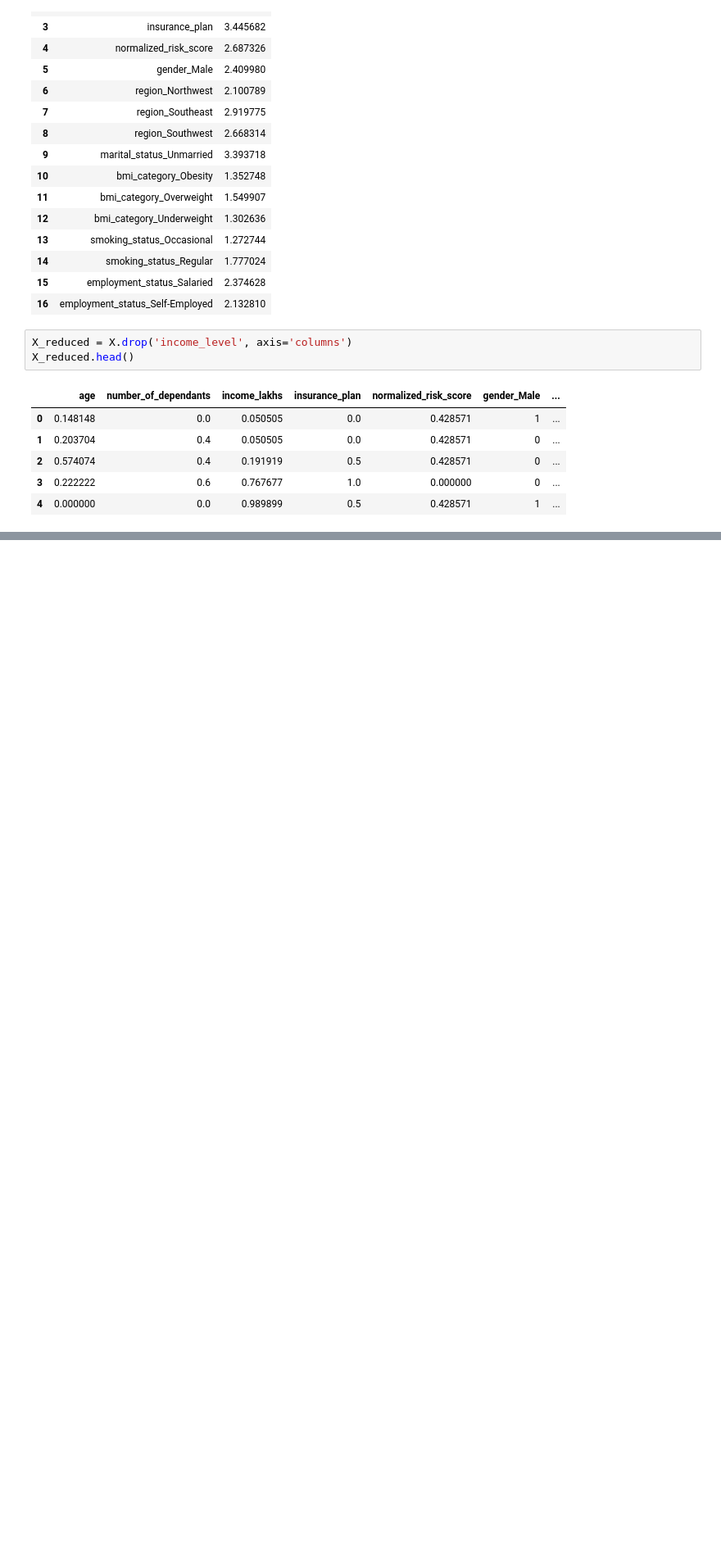
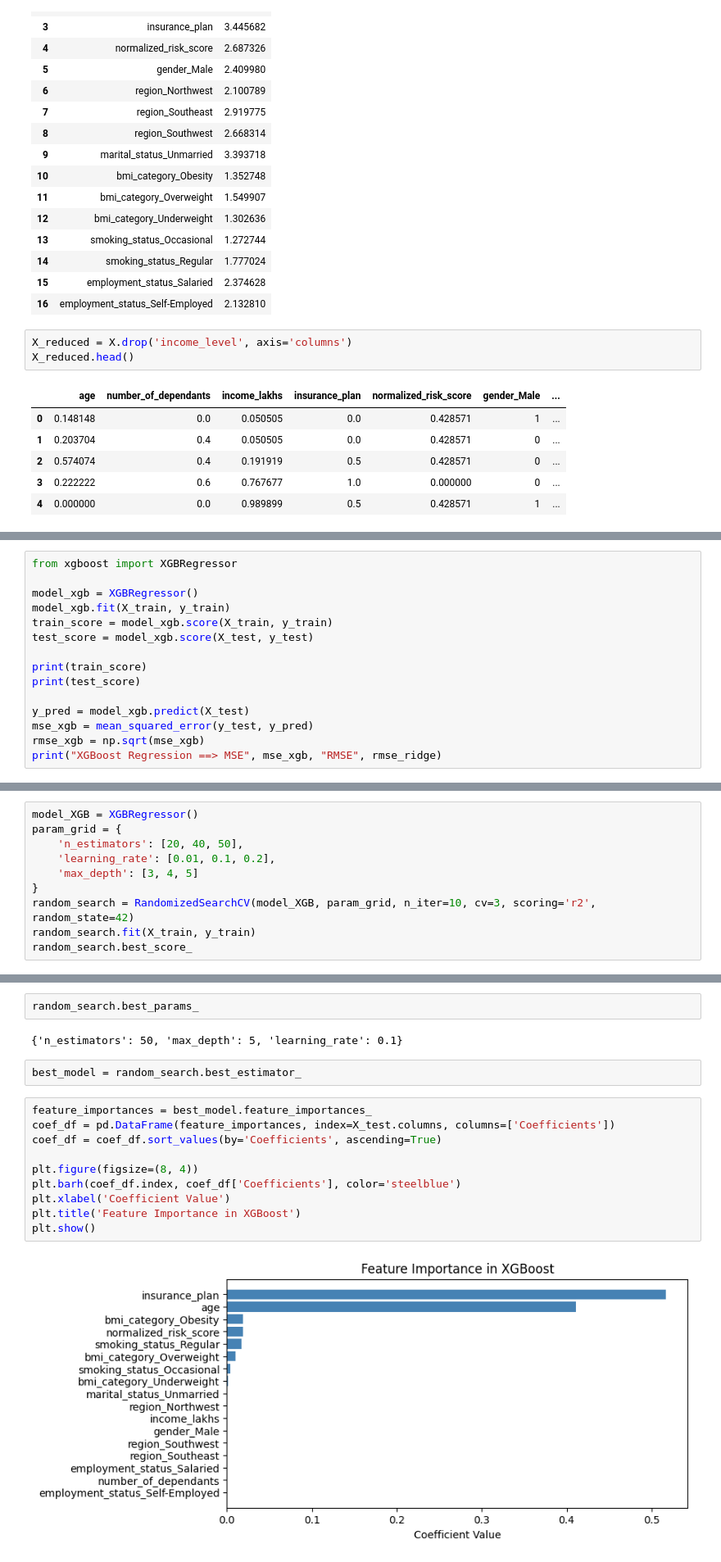
Before and after one commit to ali-liyakat/Healthcare_Premium_Prediction, a Jupyter notebook: premium_prediction.ipynb, the cells around one changed output, grey strips where cells are left out. Shown at 82% size. Cells and saved outputs as stored; diff of their text form; blank space fills up the shorter version.

```diff
--- a/premium_prediction.ipynb
+++ b/premium_prediction.ipynb
@@ -500,0 +579,15 @@ X_reduced.head()
+# %%
+from xgboost import XGBRegressor
+
+model_xgb = XGBRegressor()
+model_xgb.fit(X_train, y_train)
+train_score = model_xgb.score(X_train, y_train)
+test_score = model_xgb.score(X_test, y_test)
+
+print(train_score)
+print(test_score)
+
+y_pred = model_xgb.predict(X_test)
+mse_xgb = mean_squared_error(y_test, y_pred)
+rmse_xgb = np.sqrt(mse_xgb)
+print("XGBoost Regression ==> MSE", mse_xgb, "RMSE", rmse_ridge)
@@ -500,0 +600,10 @@ X_reduced.head()
+# %%
+model_XGB = XGBRegressor()
+param_grid = {
+    'n_estimators': [20, 40, 50],
+    'learning_rate': [0.01, 0.1, 0.2],
+    'max_depth': [3, 4, 5]
+}
+random_search = RandomizedSearchCV(model_XGB, param_grid, n_iter=10, cv=3, scoring='r2', random_state=42)
+random_search.fit(X_train, y_train)
+random_search.best_score_
@@ -500,0 +612,18 @@ X_reduced.head()
+# %%
+random_search.best_params_
+# %% [output]
+{'n_estimators': 50, 'max_depth': 5, 'learning_rate': 0.1}
+# %%
+best_model = random_search.best_estimator_
+# %%
+feature_importances = best_model.feature_importances_
+coef_df = pd.DataFrame(feature_importances, index=X_test.columns, columns=['Coefficients'])
+coef_df = coef_df.sort_values(by='Coefficients', ascending=True)
+
+plt.figure(figsize=(8, 4))
+plt.barh(coef_df.index, coef_df['Coefficients'], color='steelblue')
+plt.xlabel('Coefficient Value')
+plt.title('Feature Importance in XGBoost')
+plt.show()
+# %% [output]
+[figure, added]
```
Also changed, not shown: parts of 13 cells of this notebook.
